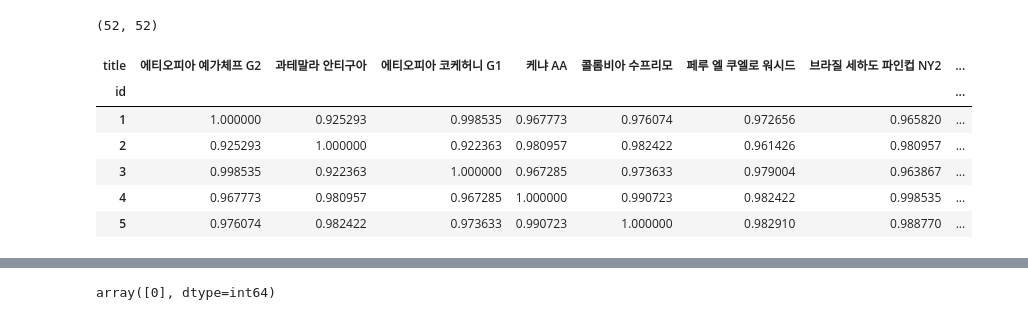
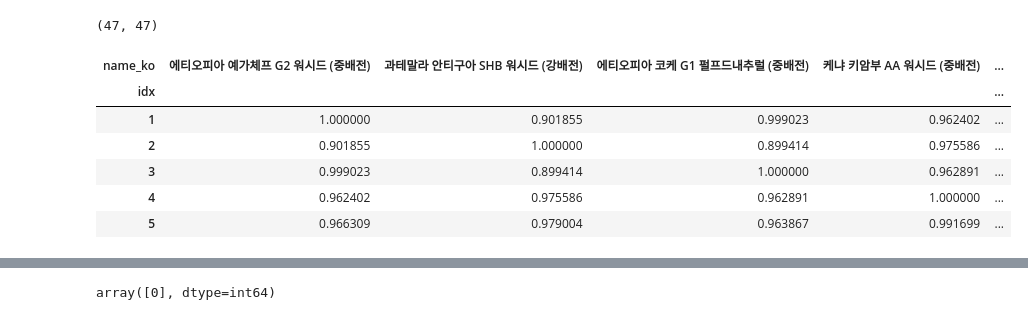
Before and after one commit to sanghyun0603/CoffeeBrew, a Jupyter notebook: server-recom/jupyter/coffee_cbf.ipynb, the cells around one changed output, grey strips where cells are left out. Drawn from its saved outputs; the diff is of its cells as text; code cells hidden in the pictures.

Commit message:
fix: bean_cbf recom #84

```diff
--- a/server-recom/jupyter/coffee_cbf.ipynb
+++ b/server-recom/jupyter/coffee_cbf.ipynb
@@ -130,0 +45,6 @@ df_bean_group
+# %%
+# sql_bean_score.csv
+bean_score_read = pd.read_csv(path.join(DIR_PATH, 'sql_bean_score.csv'), low_memory=False, encoding='cp949')
+
+print(bean_score_read.shape)
+bean_score_read.head()
@@ -130,0 +59,6 @@ df_bean_group
+# %%
+# sql_bean_detail.csv
+bean_detail_read = pd.read_csv(path.join(DIR_PATH, 'sql_bean_detail.csv'), low_memory=False, encoding='cp949')
+
+print(bean_detail_read.shape)
+bean_detail_read.head()
@@ -130,0 +73,8 @@ df_bean_group
+# %%
+bean_data = bean_read.copy()
+bean_data = pd.merge(bean_data, bean_detail_read.drop(['idx', 'created_date', 'updated_date'], axis=1), how='left', left_on='idx', right_on='bean_idx')
+bean_data.drop('bean_idx', axis=1, inplace=True)
+bean_data = pd.merge(bean_data, bean_score_read.drop(['idx', 'created_date', 'updated_date'], axis=1), how='left', left_on='idx', right_on='bean_idx')
+bean_data.drop('bean_idx', axis=1, inplace=True)
+print(bean_data.shape)
+bean_data.head()
@@ -163,5 +121,5 @@ Wall time: 1.99 ms
 # %%
 %%time
-# aroma ~ balance 까지의 스테이터스에 따른 유사도 특정
-grade_cosine_sim = cosine_similarity(bean_data[['aroma', 'flavor', 'acidity', 'sweetness', 'bitterness', 'body', 'balance']])
+# aroma ~ bady 까지의 스테이터스에 따른 유사도 특정
+grade_cosine_sim = cosine_similarity(bean_data[['flavor', 'acidity', 'sweetness', 'bitterness', 'body']])
 # %% [output]
@@ -191,18 +149,18 @@ array([[1.    , 0.9253, 0.9985, ..., 0.951 , 0.9316, 0.9316],
 # %%
 # 이름 뿐만 아니라 id로도 검색할 수 있도록 행과 열 중 하나를 title, 다른 하나를 id로 지정
 
-df_grade_cosine_sim = pd.DataFrame(grade_cosine_sim, index = bean_data.id, columns = bean_data.title, dtype=np.float16)
+df_grade_cosine_sim = pd.DataFrame(grade_cosine_sim, index = bean_data['idx'], columns = bean_data['name_ko'], dtype=np.float16)
 print(df_grade_cosine_sim.shape)
 df_grade_cosine_sim.head()
 # %% [output]
-(52, 52)
+(47, 47)
-| title | 에티오피아 예가체프 G2 | 과테말라 안티구아 | 에티오피아 코케허니 G1 | 케냐 AA | 콜롬비아 수프리모 | 페루 엘 쿠엘로 워시드 | 브라질 세하도 파인컵 NY2 | ... |
-| id |  |  |  |  |  |  |  | ... |
-| 1 | 1.000000 | 0.925293 | 0.998535 | 0.967773 | 0.976074 | 0.972656 | 0.965820 | ... |
-| 2 | 0.925293 | 1.000000 | 0.922363 | 0.980957 | 0.982422 | 0.961426 | 0.980957 | ... |
-| 3 | 0.998535 | 0.922363 | 1.000000 | 0.967285 | 0.973633 | 0.979004 | 0.963867 | ... |
-| 4 | 0.967773 | 0.980957 | 0.967285 | 1.000000 | 0.990723 | 0.982422 | 0.998535 | ... |
-| 5 | 0.976074 | 0.982422 | 0.973633 | 0.990723 | 1.000000 | 0.982910 | 0.988770 | ... |
+| name_ko | 에티오피아 예가체프 G2 워시드 (중배전) | 과테말라 안티구아 SHB 워시드 (강배전) | 에티오피아 코케 G1 펄프드내추럴 (중배전) | 케냐 키암부 AA 워시드 (중배전) | ... |
+| idx |  |  |  |  | ... |
+| 1 | 1.000000 | 0.901855 | 0.999023 | 0.962402 | ... |
+| 2 | 0.901855 | 1.000000 | 0.899414 | 0.975586 | ... |
+| 3 | 0.999023 | 0.899414 | 1.000000 | 0.962891 | ... |
+| 4 | 0.962402 | 0.975586 | 0.962891 | 1.000000 | ... |
+| 5 | 0.966309 | 0.979004 | 0.963867 | 0.991699 | ... |
 # %%
 df_grade_cosine_sim.loc[1].sort_values(ascending=False)[1:11].index
 # %% [output]
```
Also changed, not shown: parts of 32 cells of this notebook, 1 other file.
